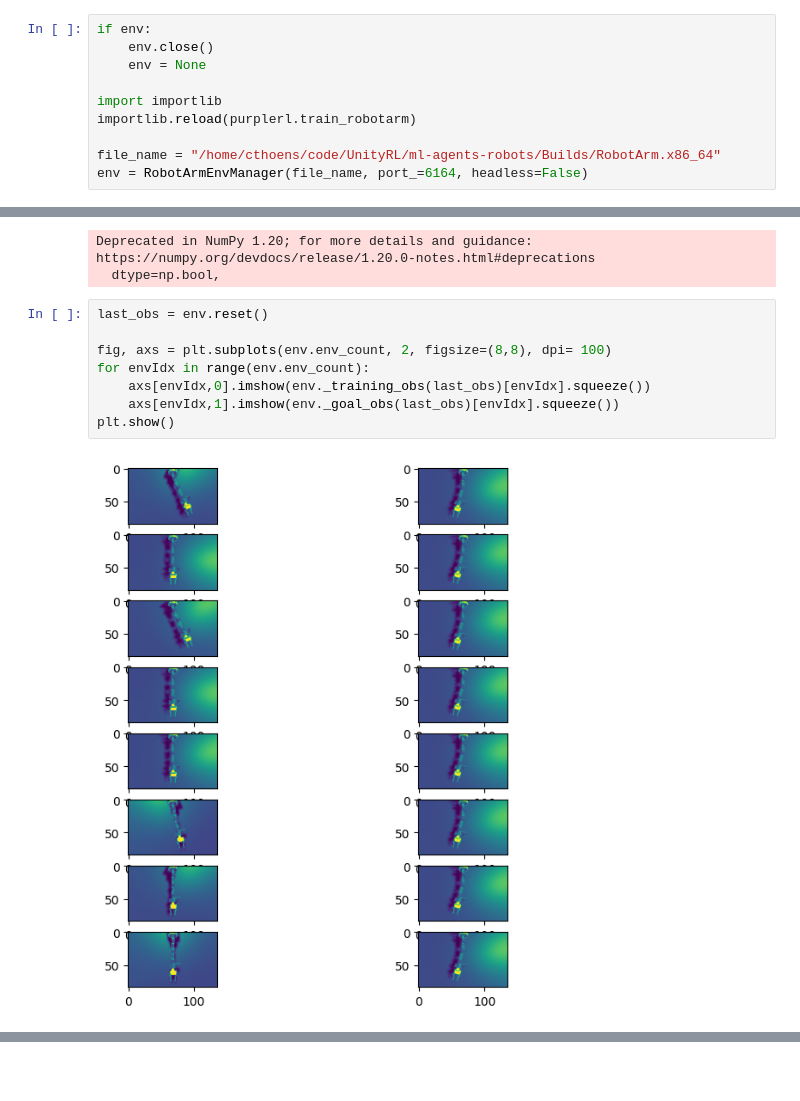
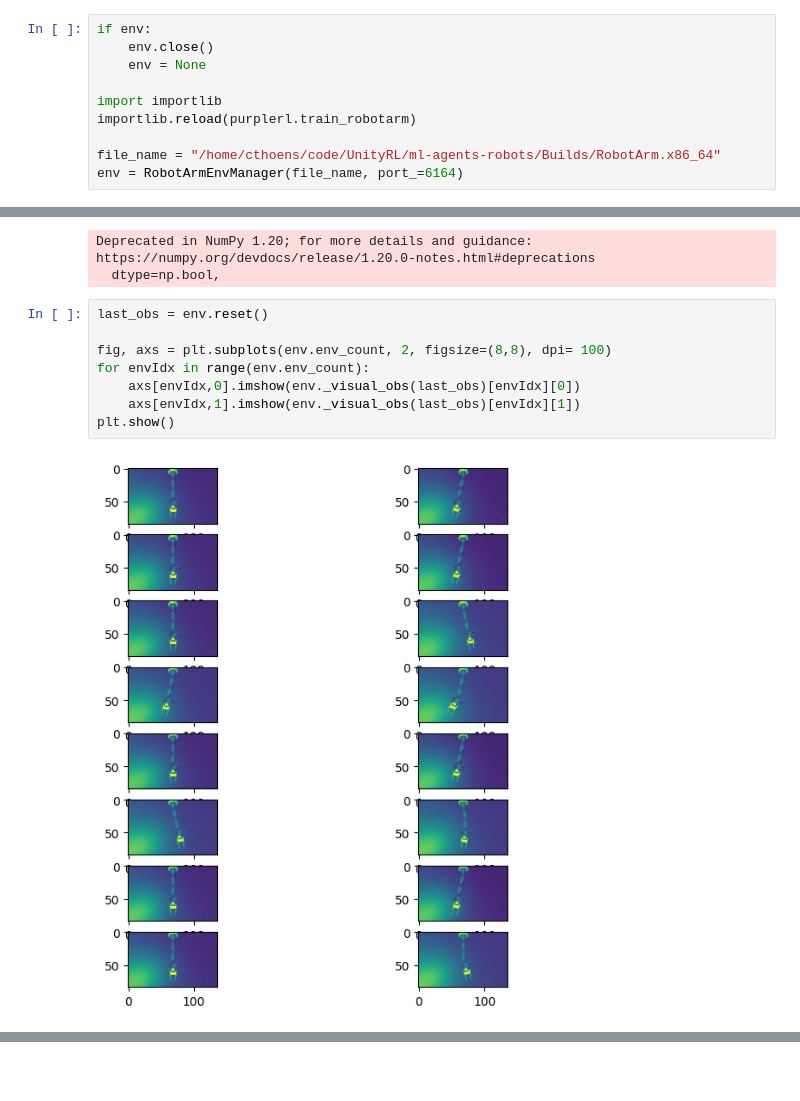
Before and after one commit to cthoens/purplerl, a Jupyter notebook: notebooks/UnityEvnTest.ipynb, the cells around one changed output, grey strips where cells are left out. Cells and saved outputs as stored; diff of their text form.

```diff
--- a/notebooks/UnityEvnTest.ipynb
+++ b/notebooks/UnityEvnTest.ipynb
@@ -23,7 +23,7 @@ import importlib
 importlib.reload(purplerl.train_robotarm)
 
 file_name = "/home/cthoens/code/UnityRL/ml-agents-robots/Builds/RobotArm.x86_64"
-env = RobotArmEnvManager(file_name, port_=6164, headless=False)
+env = RobotArmEnvManager(file_name, port_=6164)
 # %% [output]
 [UnityMemory] Configuration Parameters - Can be set up in boot.config
     "memorysetup-bucket-allocator-granularity=16"
@@ -47,13 +47,13 @@ Deprecated in NumPy 1.20; for more details and guidance: https://numpy.org/devdo
 # %%
 last_obs = env.reset()
 
 fig, axs = plt.subplots(env.env_count, 2, figsize=(8,8), dpi= 100)
 for envIdx in range(env.env_count):
-    axs[envIdx,0].imshow(env._training_obs(last_obs)[envIdx].squeeze())
-    axs[envIdx,1].imshow(env._goal_obs(last_obs)[envIdx].squeeze())
+    axs[envIdx,0].imshow(env._visual_obs(last_obs)[envIdx][0])
+    axs[envIdx,1].imshow(env._visual_obs(last_obs)[envIdx][1])
 plt.show()
 # %% [output]
-[figure, old version]
+[figure, new version]
 # %%
 def heuristic(position_obs, env_index) -> list[int]:
     act = []
```
Also changed, not shown: parts of 2 cells of this notebook, 1 other file.
